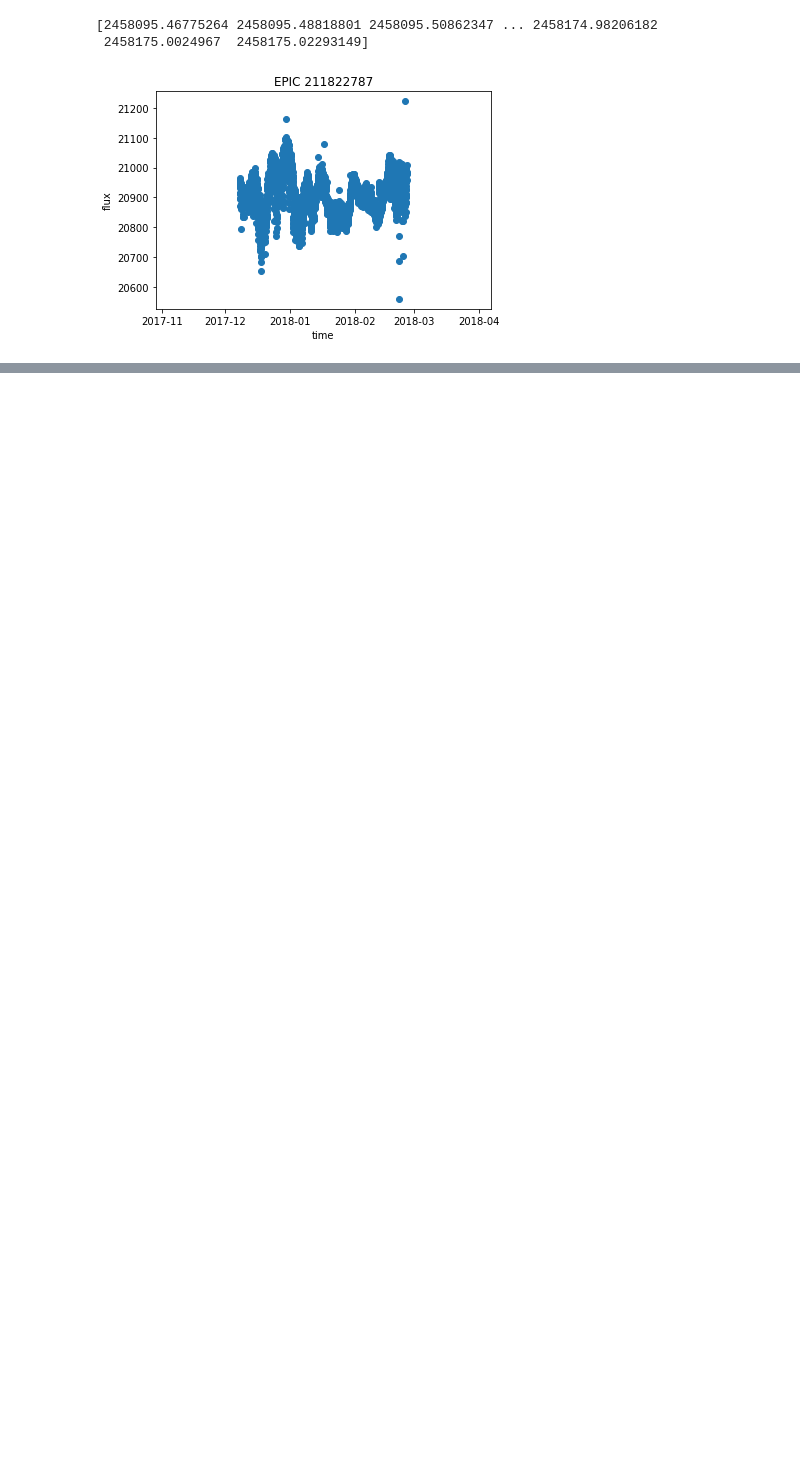
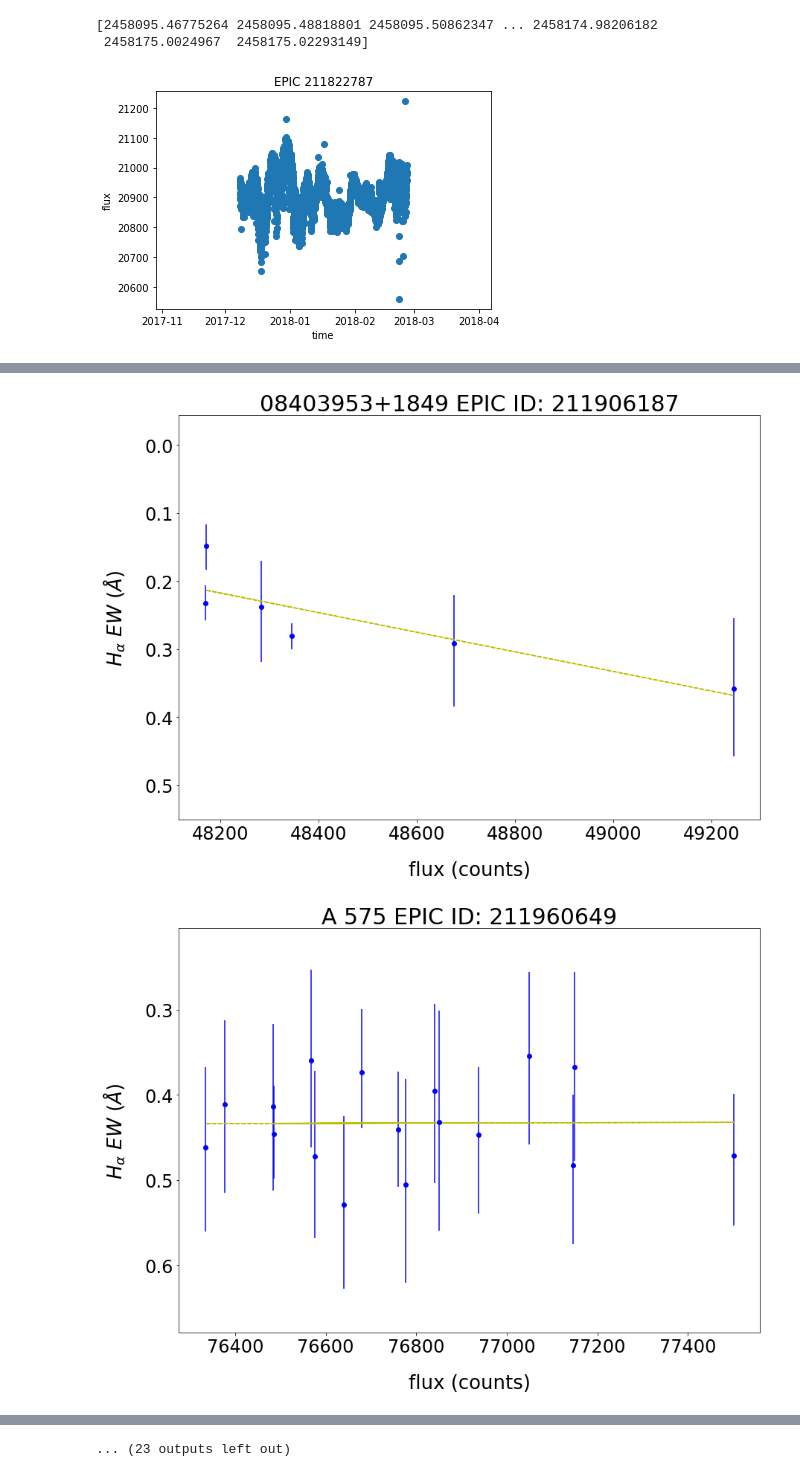
Before and after one commit to aash7871/K2_lightcurves, a Jupyter notebook: Read_lightcurves.ipynb, the cells around one changed output, grey strips where cells are left out. Drawn from its saved outputs; the diff is of its cells as text; code cells hidden in the pictures; blank space fills up the shorter version.

```diff
--- a/Read_lightcurves.ipynb
+++ b/Read_lightcurves.ipynb
@@ -170,5 +148,6 @@ for target in target_ID:
 ... (23 outputs left out)
 # %%
+from scipy import stats
 obs_tab =[]
 import csv
 
@@ -198,6 +177,7 @@ for n in target_list_ID:
     plt.rcParams['figure.figsize'] = [12, 10]
     ax1 = plt.subplot(211)
     ax2 = plt.subplot(212)
+
 
     JD_array = []
     EqW_array = []
@@ -230,37 +210,69 @@ for n in target_list_ID:
             upper_uncertainty = perc84 - EqW
             upper_error_array.append(upper_uncertainty)
             EqW_array.append(EqW)
+
         else:
             continue
 
-        #now we're going to get the light curve stuff
 
 
+    #print(len(EqW_array))
     v = [lower_error_array, upper_error_array]
     ax1.errorbar(JD_array,EqW_array, yerr = v, fmt = 'o', color = 'b')
     ax1.set_ylim(np.max(EqW_array) + 3*np.std(EqW_array), np.min(EqW_array)-3*np.std(EqW_array))
     ax1.set_xlim(np.min(JD_array)-1, np.max(JD_array)+1)
     ax2.set_xlim(np.min(JD_array)-1, np.max(JD_array)+1)
     ax1.set_title(n[0] + ' EPIC ID: ' + n[1], fontsize = 30)
     ax1.set_ylabel(r'$H_{\alpha}\ EW\ (\AA)$', fontsize = 26, labelpad = 24)
     #ax1.set_xlabel('time (days)', fontsize = 26, labelpad = 24)
     ax1.tick_params(labelsize = 24)
 
 
 
     EPIC = n[1]
     if EPIC in EPIC_ID:
         index = EPIC_ID.index(EPIC)
         light_curve = files[index]
-        time,flux = kep_io.k2sc_io(light_curve)
-        ax2.plot(time + 2454833,flux)
+        time,flux = kep_io.k2sc_io(light_curve, True)
+        ax2.set_ylim(np.median(flux) - 3*np.std(flux), np.median(flux) + 3*np.std(flux))
+        ax2.scatter(np.array(time) + 2454833,flux)
         #ax2.set_xlabel('time')
         ax2.tick_params(labelsize = 24)
-        ax2.set_ylabel('Flux (unit)', fontsize = 26, labelpad = 24)
+        ax2.set_ylabel('Flux (counts)', fontsize = 26, labelpad = 24)
         #ax2.set_title(n[0] + ': EPIC ' + str(EPIC) )
-
 
     plt.xlabel('time (JD)', fontsize = 26)
     plt.tight_layout()
     plt.savefig('/Users/amandaash/Desktop/Research/plots/EW_lightcurve/{0}.pdf'.format(n[0]))
     plt.close()
+
+    #we need to get the flux for the corresponding EW measurement using JD:
+
+    light_curve_days = []
+
+    for day in JD_array:
+        JD_time = np.abs((np.array(time) + 2454833) - day)
+        corr_index = np.where(JD_time == np.min(JD_time))
+        light_curve_days.append(corr_index[0][0])
+
+    corr_flux = []
+
+    for y in light_curve_days:
+        corr_flux.append(flux[y])
+
+
+    slope, intercept, r_value, p_value, std_err = stats.linregress(corr_flux,EqW_array)
+    line = slope*np.array(corr_flux) + intercept
+    corr_fig = plt.figure(figsize = [14,10])
+    plt.errorbar(corr_flux, EqW_array, yerr = v, fmt = 'o', color = 'b')
+    plt.plot(corr_flux,line, linestyle = 'dashed', color = 'y')
+    plt.ylim(np.max(EqW_array) + 3*np.std(EqW_array), np.min(EqW_array)-3*np.std(EqW_array))
+    plt.title(n[0] + ' EPIC ID: ' + n[1], fontsize = 30)
+    plt.tick_params(labelsize = 24)
+    plt.xlabel('flux (counts)', fontsize = 26, labelpad = 24)
+    plt.ylabel(r'$H_{\alpha}\ EW\ (\AA)$', fontsize = 26, labelpad = 24)
+    corr_fig.savefig('/Users/amandaash/Desktop/Research/plots/EW_flux_corr/{0}.pdf'.format(n[0]))
+    corr_fig.show()
+# %% [output]
+[figure, added]
+[figure, added]
@@ -266,0 +289 @@ for n in target_list_ID:
+... (23 outputs left out)
```
Also changed, not shown: parts of 6 cells of this notebook.
